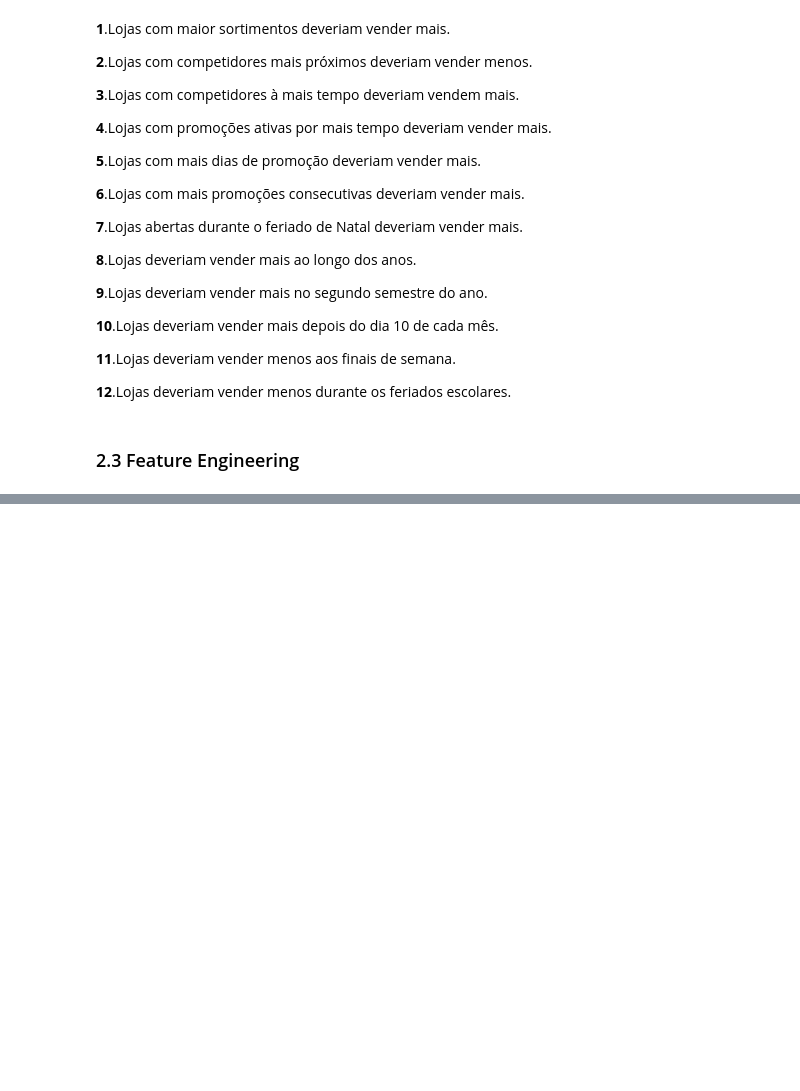
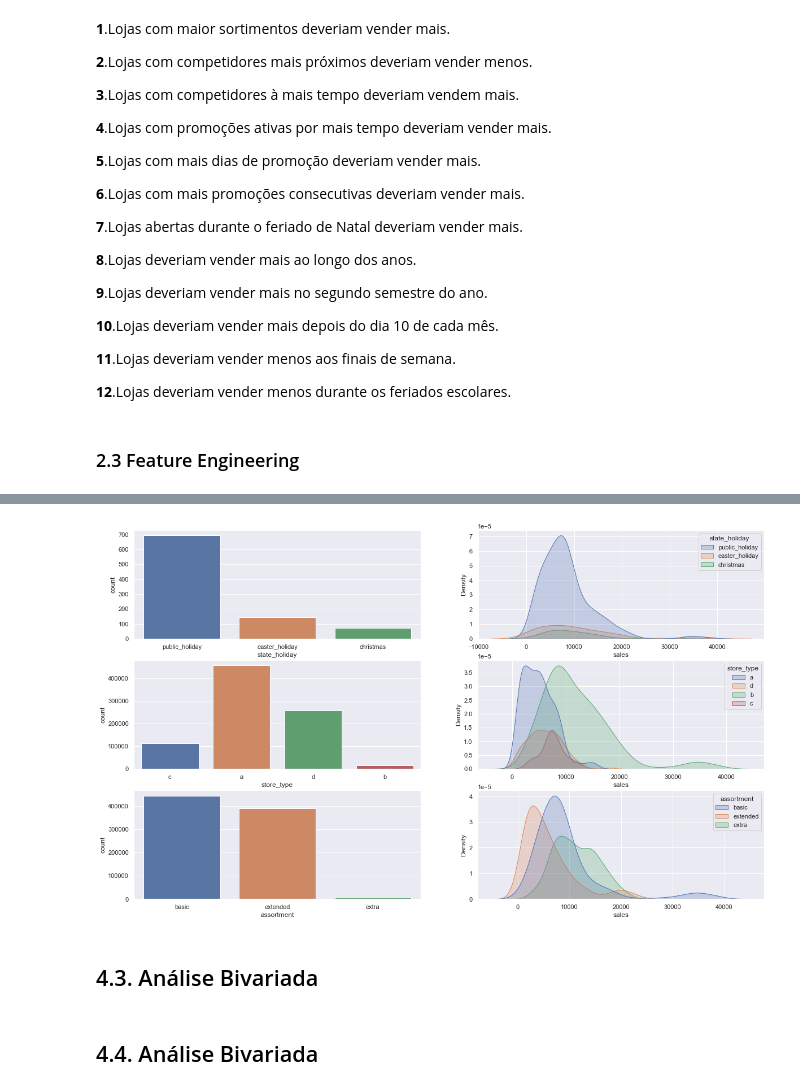
Before and after one commit to gustavocargc/RossmannStoreSales, a Jupyter notebook: m04_v01_store_sales_prediction.ipynb, the cells around one changed output, grey strips where cells are left out. Saved outputs shown, nothing was run; the diff lists cells and outputs as text; code cells hidden in the pictures; blank space fills up the shorter version.

```diff
--- a/m03_v04_store_sales_prediction.ipynb
+++ b/m04_v01_store_sales_prediction.ipynb
@@ -349,0 +380,28 @@ df3 = df3.drop(cols_drop, axis=1)
+# %%
+#state Holiday
+plt.subplot(321)
+a = df4[(df4['state_holiday'] != 'regular_day')]
+sns.countplot(x="state_holiday", data=a);
+
+plt.subplot(322)
+sns.kdeplot(data=a, x='sales', hue='state_holiday', shade='True');
+
+#Store Type
+plt.subplot(323)
+sns.countplot(x='store_type', data=df4);
+
+plt.subplot(324)
+sns.kdeplot(data=a, x='sales', hue='store_type', shade='True');
+
+#assortment
+plt.subplot(325)
+sns.countplot(x='assortment', data=df4);
+
+plt.subplot(326)
+sns.kdeplot(data=a, x='sales', hue='assortment', shade='True');
+# %% [output]
+[figure, added]
+# %% [markdown]
+## 4.3. Análise Bivariada
+# %% [markdown]
+## 4.4. Análise Bivariada
```
Also changed, not shown: parts of 23 cells of this notebook, 1 other file.
